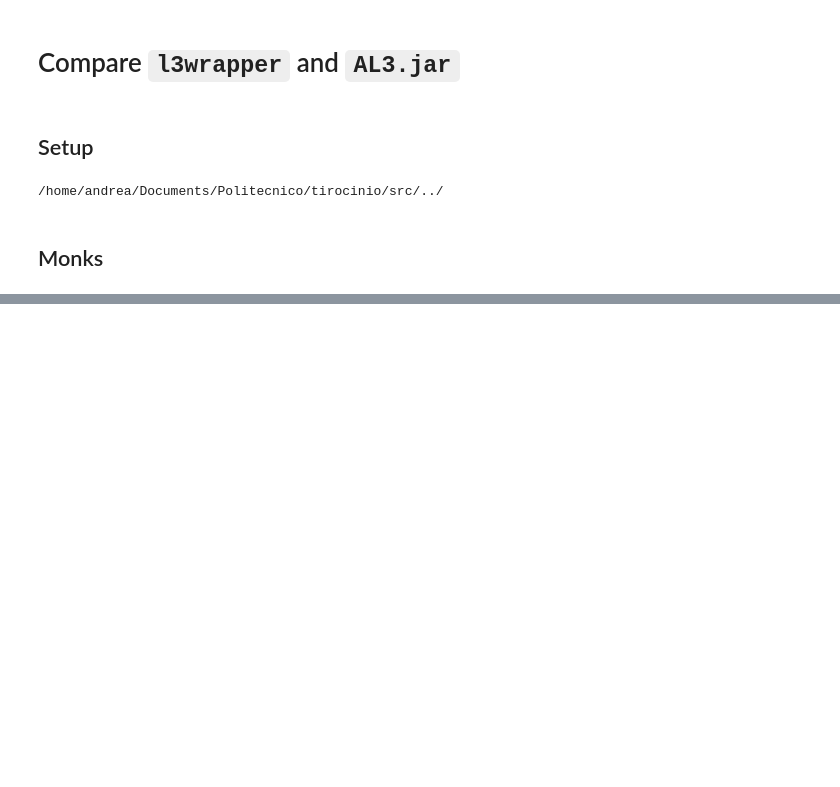
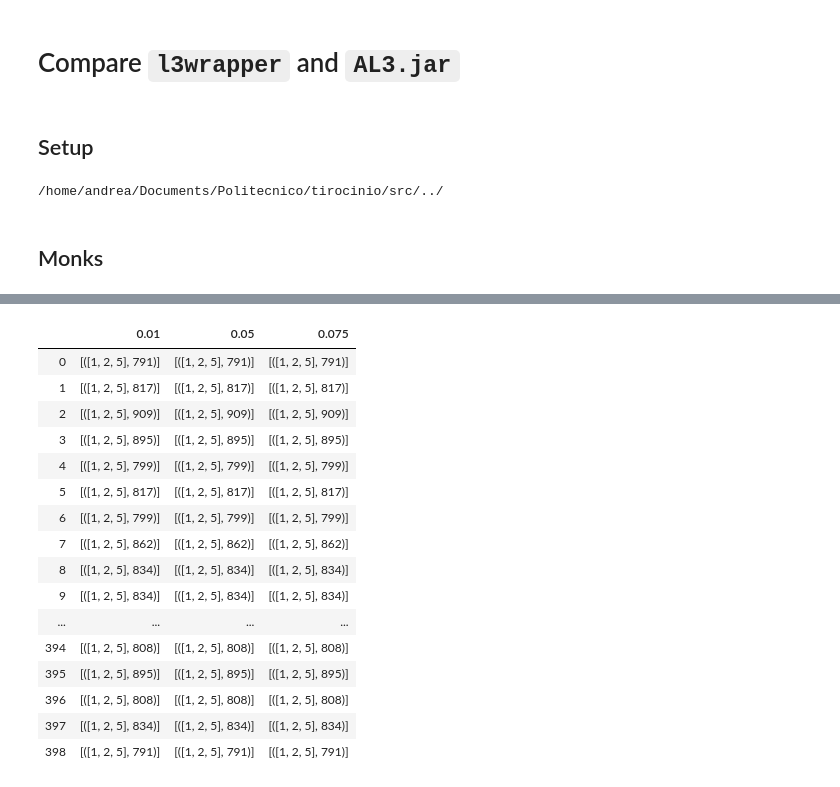
Before and after one commit to mrandri19/Internship-Project-X-PLAIN, a Jupyter notebook: l3wrapper minimum support comparisons.ipynb, the cells around one changed output, grey strips where cells are left out. Drawn from its saved outputs; the diff is of its cells as text; code cells hidden in the pictures; blank space fills up the shorter version.

```diff
--- a/l3wrapper minimum support comparisons.ipynb
+++ b/l3wrapper minimum support comparisons.ipynb
@@ -129,0 +149,53 @@ print(tabulate(table, headers=[0.01,0.05,0.075], showindex=True))
+# %%
+with open(join(DEFAULT_DIR, "datasets/monks_extended.arff")) as monks_extended_f:
+    monks_extended_train, monks_extended_explain, monks_extended_explain_indices = import_dataset_arff(monks_extended_f, [], True)
+# %%
+table = []
+
+clf1 = L3Classifier(min_sup=0.01, min_conf=0.50)
+clf1.fit(monks_extended_train.X_decoded(),
+         monks_extended_train.Y_decoded(),
+        column_names=monks_extended_train.X_decoded().columns.to_list())
+clf2 = L3Classifier(min_sup=0.05, min_conf=0.50)
+clf2.fit(monks_extended_train.X_decoded(),
+        monks_extended_train.Y_decoded(),
+        column_names=monks_extended_train.X_decoded().columns.to_list())
+clf3 = L3Classifier(min_sup=0.075, min_conf=0.50)
+clf3.fit(monks_extended_train.X_decoded(),
+        monks_extended_train.Y_decoded(),
+        column_names=monks_extended_train.X_decoded().columns.to_list())
+
+for i in range(len(monks_train)):
+    a = l3wrapper(i, monks_extended_train, clf1)
+    for r,sup in a:
+        if sup < 7.5:
+            print('a',i,sup)
+    b = l3wrapper(i, monks_extended_train, clf2)
+    for r,sup in b:
+        if sup < 7.5:
+            print('b',i)
+    c = l3wrapper(i, monks_extended_train, clf3)
+    for r,sup in c:
+        if sup < 7.5:
+            print('c',i)
+    table.append([a, b, c])
+
+display(HTML(tabulate(table, tablefmt='html', headers=[0.01, 0.05,  0.075], showindex=True)))
+# %% [output]
+|  | 0.01 | 0.05 | 0.075 |
+| 0 | [([1, 2, 5], 791)] | [([1, 2, 5], 791)] | [([1, 2, 5], 791)] |
+| 1 | [([1, 2, 5], 817)] | [([1, 2, 5], 817)] | [([1, 2, 5], 817)] |
+| 2 | [([1, 2, 5], 909)] | [([1, 2, 5], 909)] | [([1, 2, 5], 909)] |
+| 3 | [([1, 2, 5], 895)] | [([1, 2, 5], 895)] | [([1, 2, 5], 895)] |
+| 4 | [([1, 2, 5], 799)] | [([1, 2, 5], 799)] | [([1, 2, 5], 799)] |
+| 5 | [([1, 2, 5], 817)] | [([1, 2, 5], 817)] | [([1, 2, 5], 817)] |
+| 6 | [([1, 2, 5], 799)] | [([1, 2, 5], 799)] | [([1, 2, 5], 799)] |
+| 7 | [([1, 2, 5], 862)] | [([1, 2, 5], 862)] | [([1, 2, 5], 862)] |
+| 8 | [([1, 2, 5], 834)] | [([1, 2, 5], 834)] | [([1, 2, 5], 834)] |
+| 9 | [([1, 2, 5], 834)] | [([1, 2, 5], 834)] | [([1, 2, 5], 834)] |
+| ... | ... | ... | ... |
+| 394 | [([1, 2, 5], 808)] | [([1, 2, 5], 808)] | [([1, 2, 5], 808)] |
+| 395 | [([1, 2, 5], 895)] | [([1, 2, 5], 895)] | [([1, 2, 5], 895)] |
+| 396 | [([1, 2, 5], 808)] | [([1, 2, 5], 808)] | [([1, 2, 5], 808)] |
+| 397 | [([1, 2, 5], 834)] | [([1, 2, 5], 834)] | [([1, 2, 5], 834)] |
+| 398 | [([1, 2, 5], 791)] | [([1, 2, 5], 791)] | [([1, 2, 5], 791)] |
```
Also changed, not shown: parts of 3 cells of this notebook, 1 other file.
